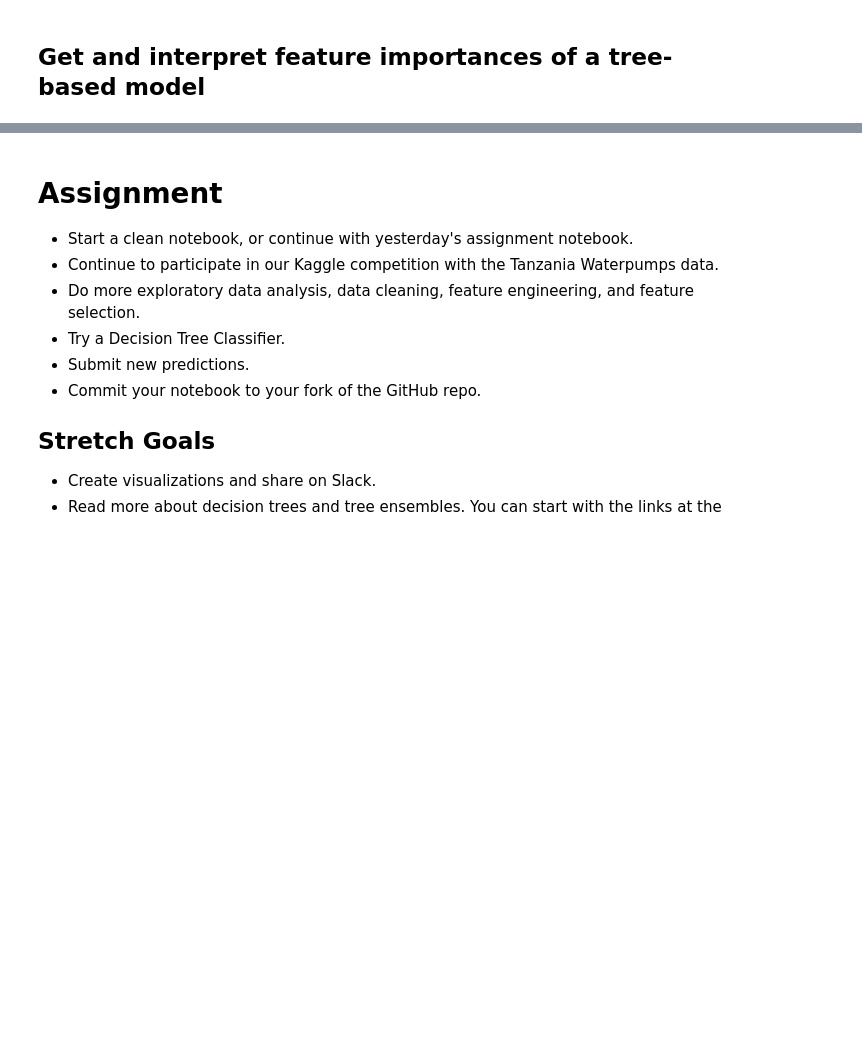
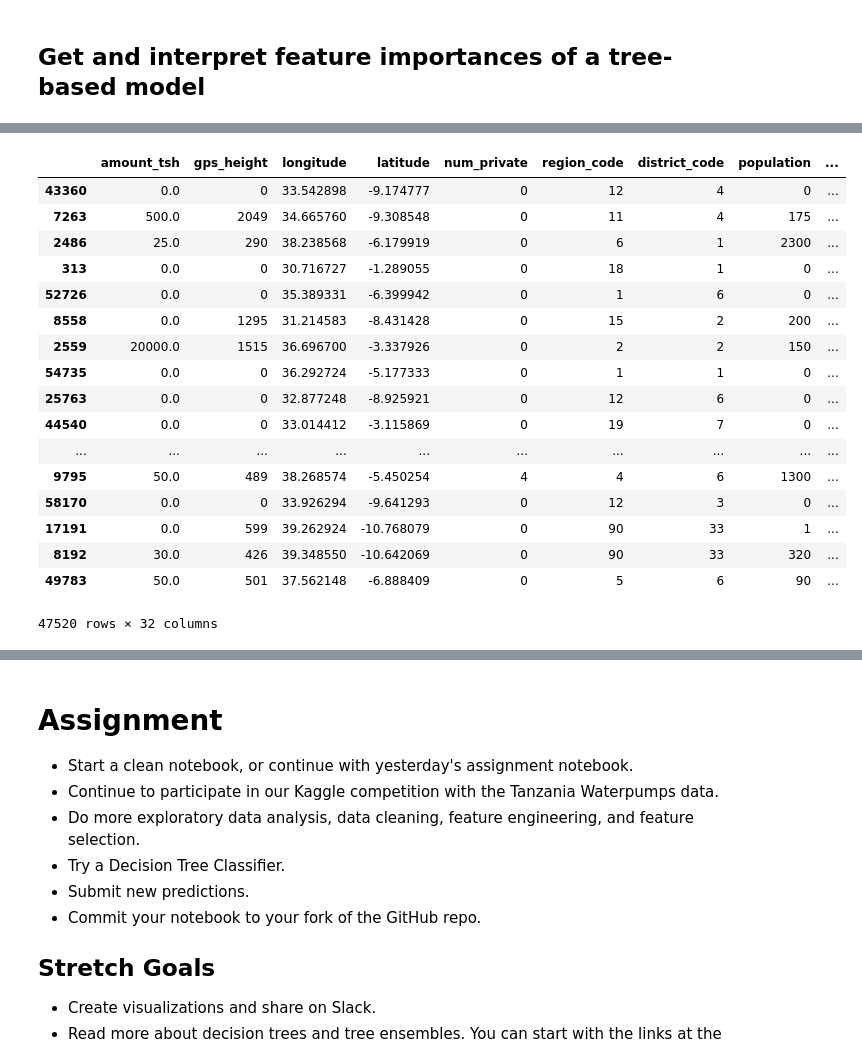
Before and after one commit to bloominstituteoftechnology/DS-Unit-2-Tree-Ensembles, a Jupyter notebook: module1-decision-trees/DS5_decision_trees.ipynb, the cells around one changed output, grey strips where cells are left out. Saved outputs shown, nothing was run; the diff lists cells and outputs as text; code cells hidden in the pictures; blank space fills up the shorter version.

```diff
--- a/module1-decision-trees/DS5_decision_trees.ipynb
+++ b/module1-decision-trees/DS5_decision_trees.ipynb
@@ -534,2 +449,23 @@ len(X_train_encoded.columns)
+# %%
+X_train
+# %% [output]
+|  | amount_tsh | gps_height | longitude | latitude | num_private | region_code | district_code | population | ... |
+| 43360 | 0.0 | 0 | 33.542898 | -9.174777 | 0 | 12 | 4 | 0 | ... |
+| 7263 | 500.0 | 2049 | 34.665760 | -9.308548 | 0 | 11 | 4 | 175 | ... |
+| 2486 | 25.0 | 290 | 38.238568 | -6.179919 | 0 | 6 | 1 | 2300 | ... |
+| 313 | 0.0 | 0 | 30.716727 | -1.289055 | 0 | 18 | 1 | 0 | ... |
+| 52726 | 0.0 | 0 | 35.389331 | -6.399942 | 0 | 1 | 6 | 0 | ... |
+| 8558 | 0.0 | 1295 | 31.214583 | -8.431428 | 0 | 15 | 2 | 200 | ... |
+| 2559 | 20000.0 | 1515 | 36.696700 | -3.337926 | 0 | 2 | 2 | 150 | ... |
+| 54735 | 0.0 | 0 | 36.292724 | -5.177333 | 0 | 1 | 1 | 0 | ... |
+| 25763 | 0.0 | 0 | 32.877248 | -8.925921 | 0 | 12 | 6 | 0 | ... |
+| 44540 | 0.0 | 0 | 33.014412 | -3.115869 | 0 | 19 | 7 | 0 | ... |
+| ... | ... | ... | ... | ... | ... | ... | ... | ... | ... |
+| 9795 | 50.0 | 489 | 38.268574 | -5.450254 | 4 | 4 | 6 | 1300 | ... |
+| 58170 | 0.0 | 0 | 33.926294 | -9.641293 | 0 | 12 | 3 | 0 | ... |
+| 17191 | 0.0 | 599 | 39.262924 | -10.768079 | 0 | 90 | 33 | 1 | ... |
+| 8192 | 30.0 | 426 | 39.348550 | -10.642069 | 0 | 90 | 33 | 320 | ... |
+| 49783 | 50.0 | 501 | 37.562148 | -6.888409 | 0 | 5 | 6 | 90 | ... |
+47520 rows × 32 columns
 # %%
 len(model.feature_importances_)
```
Also changed, not shown: parts of 25 cells of this notebook, 3 other files.
